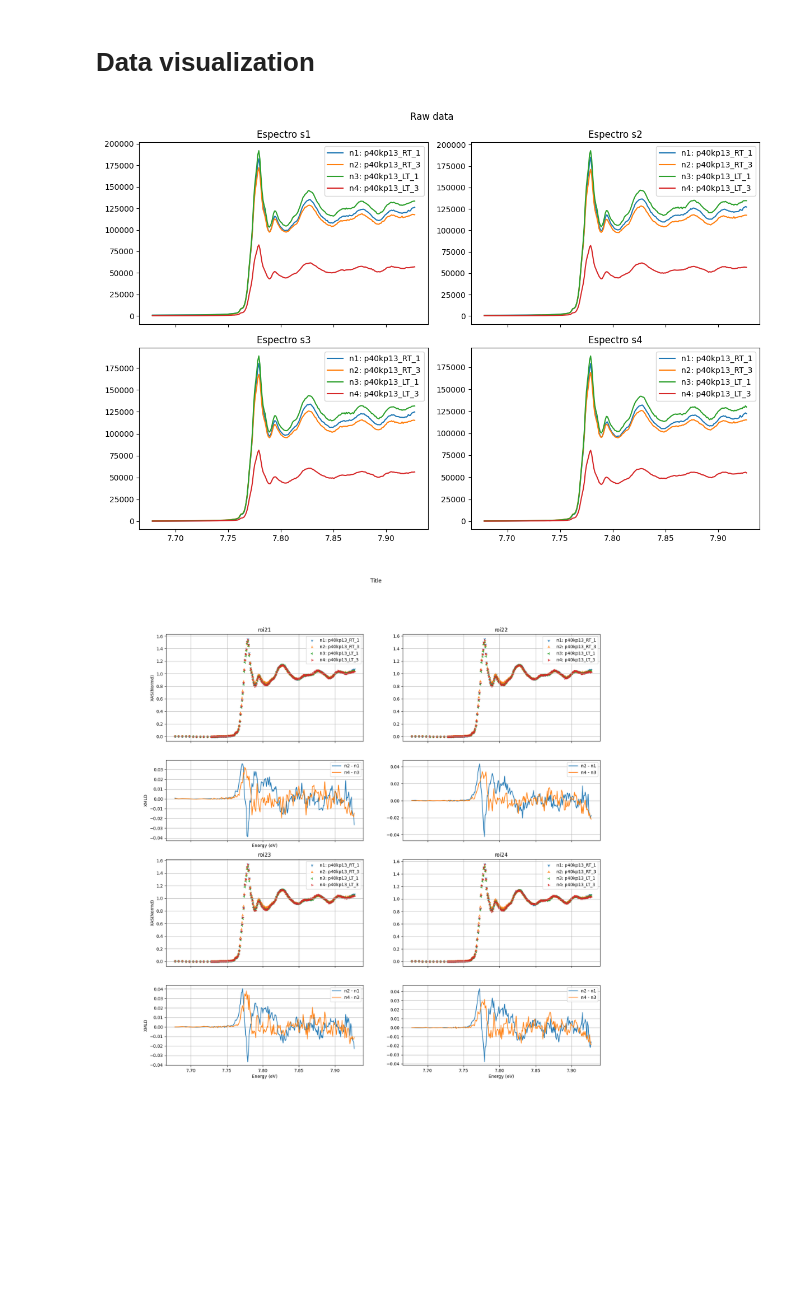
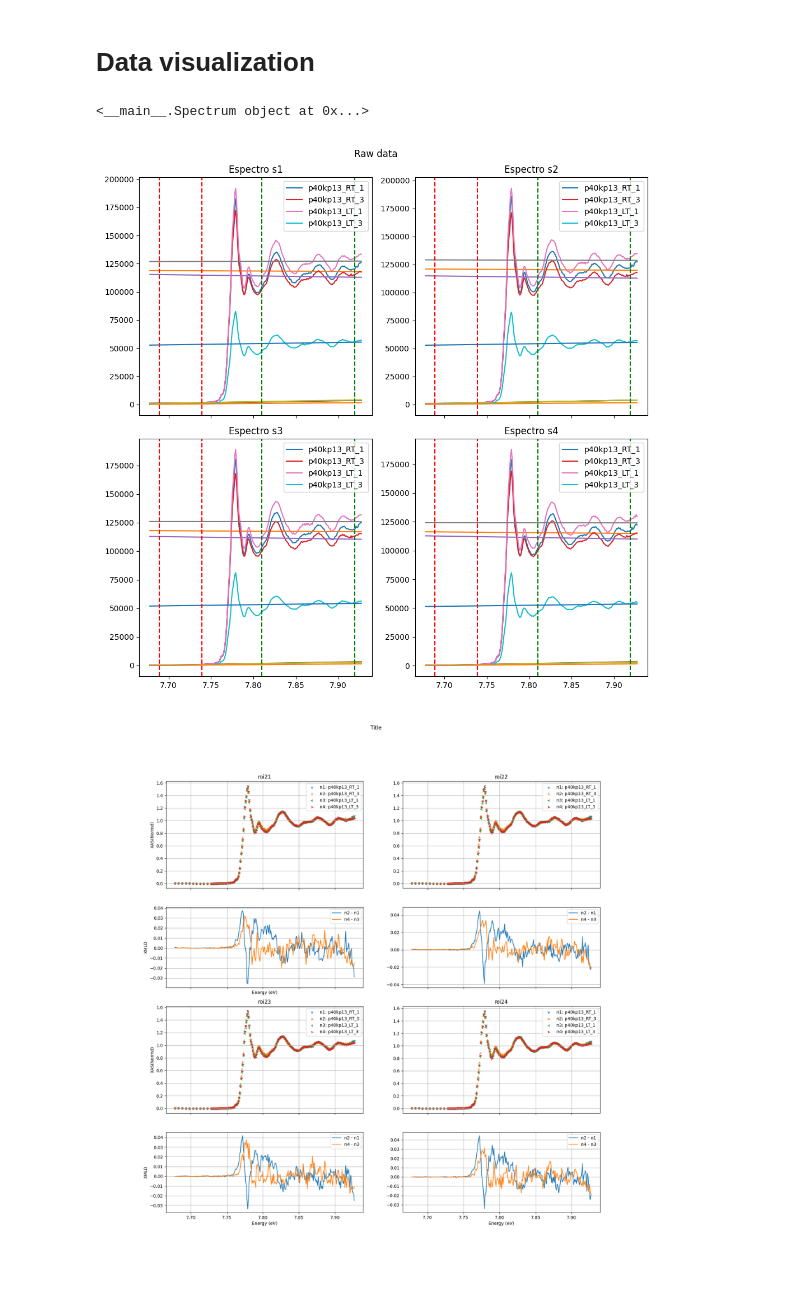
Before and after one commit to 4LC4NT4R4/XMLD, a Jupyter notebook: poo_xmld.ipynb, the cells around one changed output. Drawn from its saved outputs; the diff is of its cells as text; code cells hidden in the pictures; blank space fills up the shorter version.

```diff
--- a/poo_xmld.ipynb
+++ b/poo_xmld.ipynb
@@ -305,15 +256,15 @@ A04062023_053631.csv
 # Data visualization
 # %%
 class xmld4:
-    def __init__(self, arq1, arq2, arq3, arq4, title=None, shift=None):
+    def __init__(self, arq1, arq2, arq3, arq4, title=None, **vortex_params):
         self.title = title
-        self.shift=shift
+        self.vortex_params = vortex_params
 
         #Dados Brutos
-        self.v1 = Vortex(arq1,shift=self.shift)
-        self.v2 = Vortex(arq2,shift=self.shift)
-        self.v3 = Vortex(arq3,shift=self.shift)
-        self.v4 = Vortex(arq4,shift=self.shift)
+        self.v1 = Vortex(arq1, **self.vortex_params)
+        self.v2 = Vortex(arq2, **self.vortex_params)
+        self.v3 = Vortex(arq3, **self.vortex_params)
+        self.v4 = Vortex(arq4, **self.vortex_params)
 
         self.n1 = self.v1
 
@@ -324,6 +275,7 @@ class xmld4:
             s3=Spectrum(self.n1.s3.x, np.interp(self.n1.s3.x, self.v2.s3.x, self.v2.s3.y)),
             s4=Spectrum(self.n1.s4.x, np.interp(self.n1.s4.x, self.v2.s4.x, self.v2.s4.y))
         )
+        print(self.n2.s1)
         self.n2.name=self.v2.name
         self.n2.legend=self.v2.legend
         self.n2.date=self.v2.date
@@ -427,69 +379,61 @@ class xmld4:
 
         plt.show()
 
-    def plot_alignment(self):
+    def plot_parameters(self, **kwargs):
         """
         Plota 4 gráficos, dois em cima e dois em baixo.
         Cada gráfico plota espectros equivalentes (s1, s2, s3, s4) de cada classe Vortex.
         """
-        fig, axs = plt.subplots(2, 2, figsize=(12, 8), sharex=True)
+        fig, axs = plt.subplots(2, 2, sharex=True, **kwargs)
         fig.suptitle('Raw data')
 
-        # Plota os espectros s1
-        axs[0, 0].plot(self.n1.s1.x, self.n1.s1.y, label=f'n1: {self.n1.legend}')
-        axs[0, 0].plot(self.n2.s1.x, self.n2.s1.y, label=f'n2: {self.n2.legend}')
-        axs[0, 0].plot(self.n3.s1.x, self.n3.s1.y, label=f'n3: {self.n3.legend}')
-        axs[0, 0].plot(self.n4.s1.x, self.n4.s1.y, label=f'n4: {self.n4.legend}')
-        axs[0, 0].set_title('Espectro s1')
-        axs[0, 0].legend()
+        # Nomes dos espectros e títulos dos subplots
+        spectra = ['s1', 's2', 's3', 's4']
+        titles = ['Espectro s1', 'Espectro s2', 'Espectro s3', 'Espectro s4']
 
-        # Plota os espectros s2
-        axs[0, 1].plot(self.n1.s2.x, self.n1.s2.y, label=f'n1: {self.n1.legend}')
-        axs[0, 1].plot(self.n2.s2.x, self.n2.s2.y, label=f'n2: {self.n2.legend}')
-        axs[0, 1].plot(self.n3.s2.x, self.n3.s2.y, label=f'n3: {self.n3.legend}')
-        axs[0, 1].plot(self.n4.s2.x, self.n4.s2.y, label=f'n4: {self.n4.legend}')
-        axs[0, 1].set_title('Espectro s2')
-        axs[0, 1].legend()
+        # Itera sobre os subplots e os espectros
+        for idx, (ax, spectrum, title) in enumerate(zip(axs.flat, spectra, titles)):
+            for n in [self.n1, self.n2, self.n3, self.n4]:
+                # Obter o espectro atual (s1, s2, etc.) para o objeto Vortex (n)
+                spec = getattr(n, spectrum)
+                ax.plot(spec.x, spec.y, label=f'{n.legend}')
+                ax.plot(spec.x, spec.f(spec.x))
+                ax.plot(spec.x, spec.p(spec.x))
 
-        # Plota os espectros s3
-        axs[1, 0].plot(self.n1.s3.x, self.n1.s3.y, label=f'n1: {self.n1.legend}')
-        axs[1, 0].plot(self.n2.s3.x, self.n2.s3.y, label=f'n2: {self.n2.legend}')
-        axs[1, 0].plot(self.n3.s3.x, self.n3.s3.y, label=f'n3: {self.n3.legend}')
-        axs[1, 0].plot(self.n4.s3.x, self.n4.s3.y, label=f'n4: {self.n4.legend}')
-        axs[1, 0].set_title('Espectro s3')
-        axs[1, 0].legend()
+            # Adiciona as linhas verticais baseadas nos valores de `pre` e `pos` do espectro `s1` de `n1`
+            base_spec = getattr(self.n1, spectrum)
+            ax.axvline(x=base_spec.E0 + base_spec.pre[0] / 1000, color='r', linestyle='--')
+            ax.axvline(x=base_spec.E0 + base_spec.pre[1] / 1000, color='r', linestyle='--')
+            ax.axvline(x=base_spec.E0 + base_spec.pos[0] / 1000, color='g', linestyle='--')
+            ax.axvline(x=base_spec.E0 + base_spec.pos[1] / 1000, color='g', linestyle='--')
 
-        # Plota os espectros s4
-        axs[1, 1].plot(self.n1.s4.x, self.n1.s4.y, label=f'n1: {self.n1.legend}')
-        axs[1, 1].plot(self.n2.s4.x, self.n2.s4.y, label=f'n2: {self.n2.legend}')
-        axs[1, 1].plot(self.n3.s4.x, self.n3.s4.y, label=f'n3: {self.n3.legend}')
-        axs[1, 1].plot(self.n4.s4.x, self.n4.s4.y, label=f'n4: {self.n4.legend}')
-        axs[1, 1].set_title('Espectro s4')
-        axs[1, 1].legend()
-
+            ax.set_title(title)
+            ax.legend()
 
         plt.tight_layout()
         plt.show()
+
 
 
 
 
 # Exemplo de uso
 arq1 = 'B4_p40kp13_RT_1_A04062023_053631'
 arq2 = 'B4_p40kp13_RT_3_A04062023_061749'
 arq3 = 'B4_p40kp13_LT_1_A04062023_020113'
 arq4 = 'B4_p40kp13_LT_3_A04062023_025315'
 
 path = '/content/drive/MyDrive/JupyterPrograms/XMLD/data/'
 
 # Instanciando e plotando
-a = xmld4(path + arq1 + '.csv', path + arq2 + '.csv', path + arq3 + '.csv', path + arq4 + '.csv')
+a = xmld4(path + arq1 + '.csv', path + arq2 + '.csv', path + arq3 + '.csv', path + arq4 + '.csv', pos=[31,140])
+a.plot_parameters( figsize=(10, 10))
 a.plot_rois()
-a.plot_alignment()
 #a.plot()
 # %% [output]
+<__main__.Spectrum object at 0x...>
-[figure, old version]
+[figure, new version]
-[figure, old version]
+[figure, new version]
 # %%
 # prompt: Quero fazer uma função que gere uma figura usando matplotlib . A função recebe um numero n de classes axmld4. A função deve plotar o mesmo padrão de xmld4.plot() porém para cada plot de xmld4 deve haver um parametro organize um deslocamento vertical entre os plots
 
```
Also changed, not shown: parts of 7 cells of this notebook.
